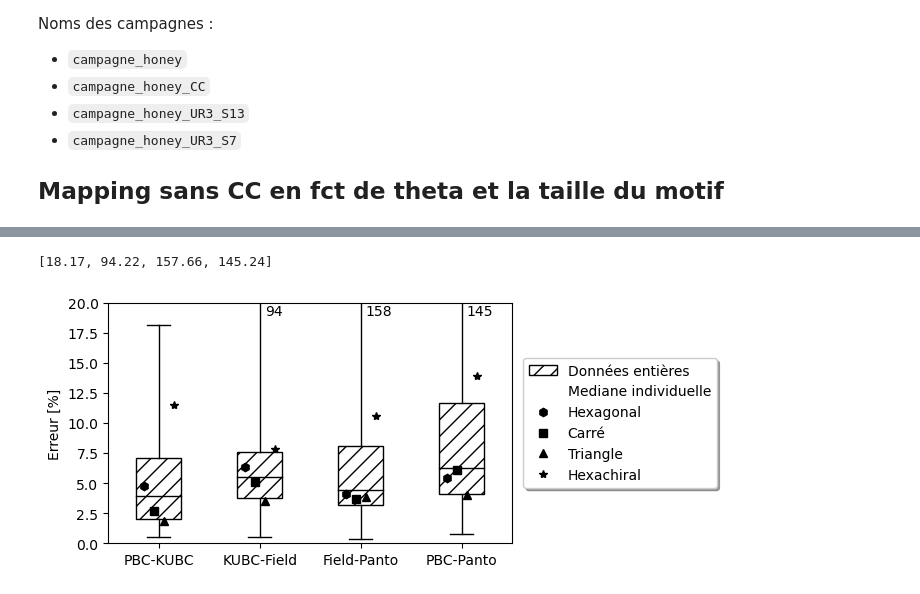
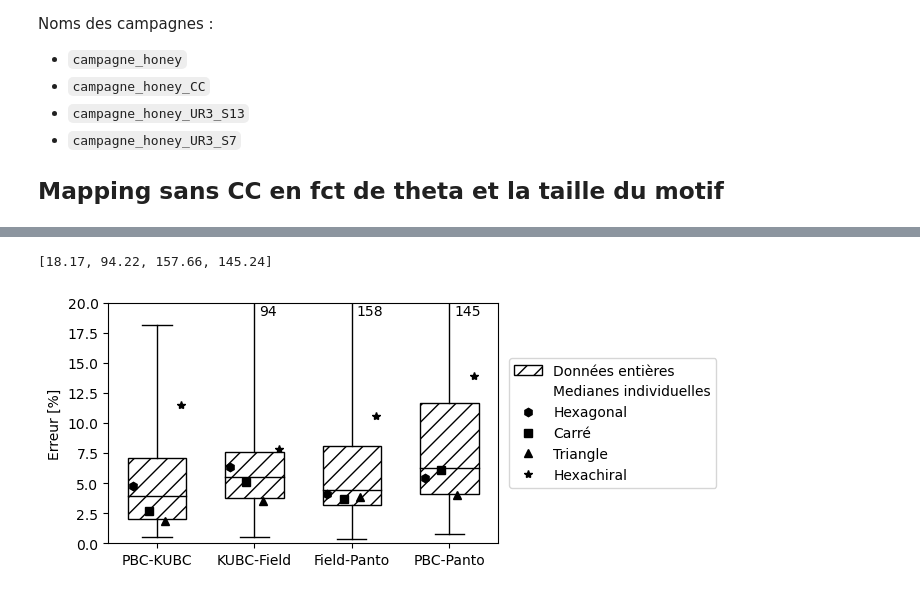
Before and after one commit to h06e/abakubc, a Jupyter notebook: utilities/full_study.ipynb, the cells around one changed output, grey strips where cells are left out. Saved outputs shown, nothing was run; the diff lists cells and outputs as text; code cells hidden in the pictures.

```diff
--- a/utilities/full_study.ipynb
+++ b/utilities/full_study.ipynb
@@ -54,38 +54,39 @@ mean_err_per_geo = np.nanquantile(mean_err_per_geo,0.5, axis=2).tolist()
 
 plt.figure(figsize=(7, 3))
 bp=plt.boxplot(err, patch_artist=True, whis=(0, 100), medianprops={
-            'color': 'k'}, boxprops={'fill': False, 'hatch':'//'})
+            'color': 'k'}, boxprops={'fill': False, 'hatch':'//'},widths=0.6)
 
 # * Legende
 nn = mlines.Line2D([], [], color='w', marker='*', linestyle='')
 hexa = mlines.Line2D([], [], color='k', marker='h', linestyle='')
 carre = mlines.Line2D([], [], color='k', marker='s', linestyle='')
 trian = mlines.Line2D([], [], color='k', marker='^', linestyle='')
 hc = mlines.Line2D([], [], color='k', marker='*', linestyle='')
-plt.legend([bp['boxes'][0],nn, hexa,carre,trian,hc],['Données entières','Mediane individuelle','Hexagonal','Carré', 'Triangle', 'Hexachiral'],
-           fancybox=True,shadow=True,loc='center left', bbox_to_anchor=(1.01, 0.5))
+plt.legend([bp['boxes'][0],nn, hexa,carre,trian,hc],['Données entières','Medianes individuelles','Hexagonal','Carré', 'Triangle', 'Hexachiral'],
+           fancybox=True,loc='center left', bbox_to_anchor=(1.01, 0.5))
 
 
 plt.ylim(top=20, bottom=0)
 plt.ylabel('Erreur [%]')
 plt.xticks(range(1, 5), ['PBC-KUBC',
                          'KUBC-Field',
                          'Field-Panto',
                          'PBC-Panto'])
 
 plt.text(2.05,19.9,'94', va='top', ha='left')
 plt.text(3.05,19.9,'158', va='top', ha='left')
 plt.text(4.05,19.9,'145', va='top', ha='left')
 
 
 markers = ['h', 's', '^', '*']
+n=6 # Space between indivuals medians
 for i_error, error in enumerate(mean_err_per_geo):
     for i_geo, geo in enumerate(error):
-        plt.plot([i_error+1-0.15+0.1*i_geo], [geo], 'k'+markers[i_geo])
+        plt.plot([i_error+1-(1/n+1/n/2)+1/n*i_geo], [geo], 'k'+markers[i_geo])
 
 
 plt.tight_layout()
 plt.savefig('images/mapping_error_glob.pdf')
 # %% [output]
 [18.17, 94.22, 157.66, 145.24]
-[figure, old version]
+[figure, new version]
```
Also changed, not shown: parts of 5 cells of this notebook, 36 other files.
